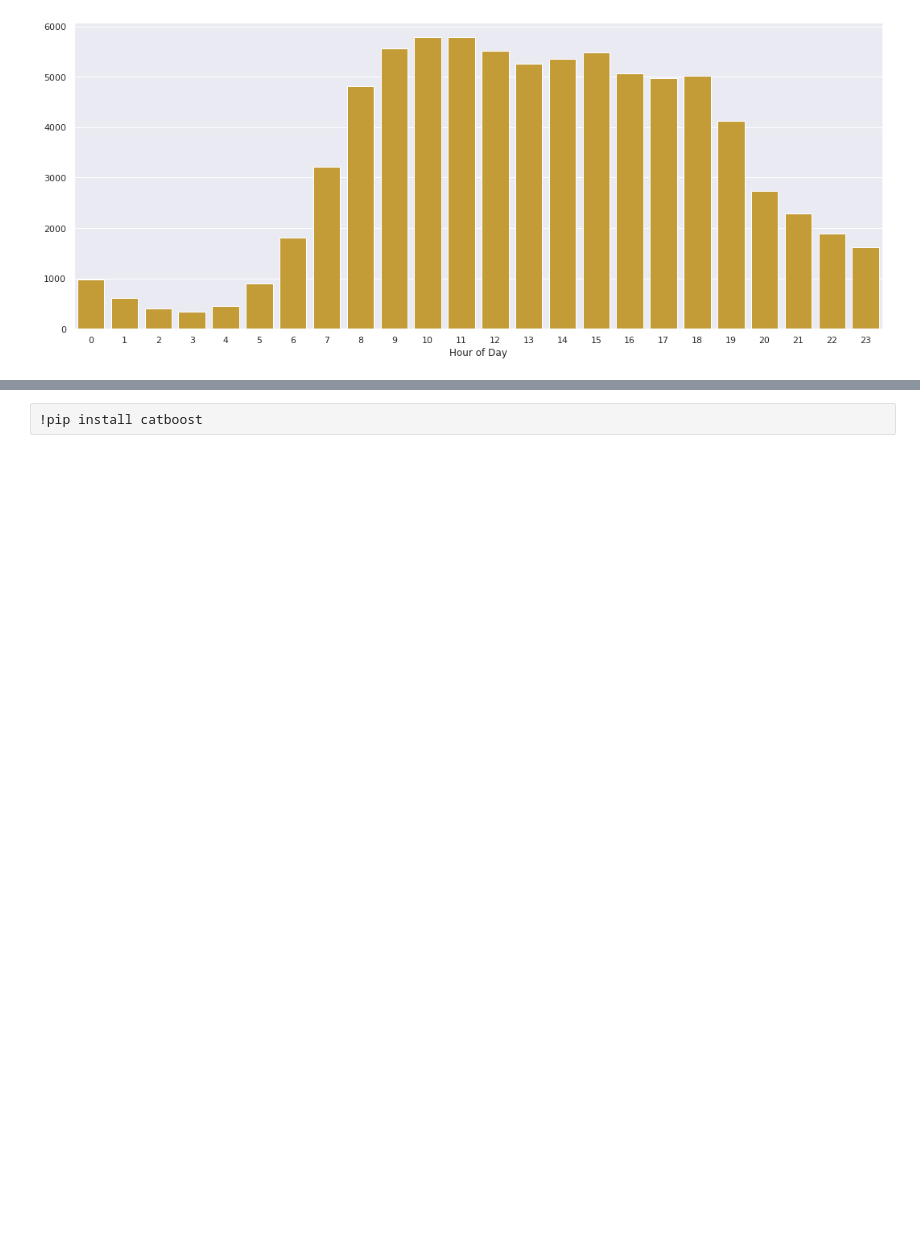
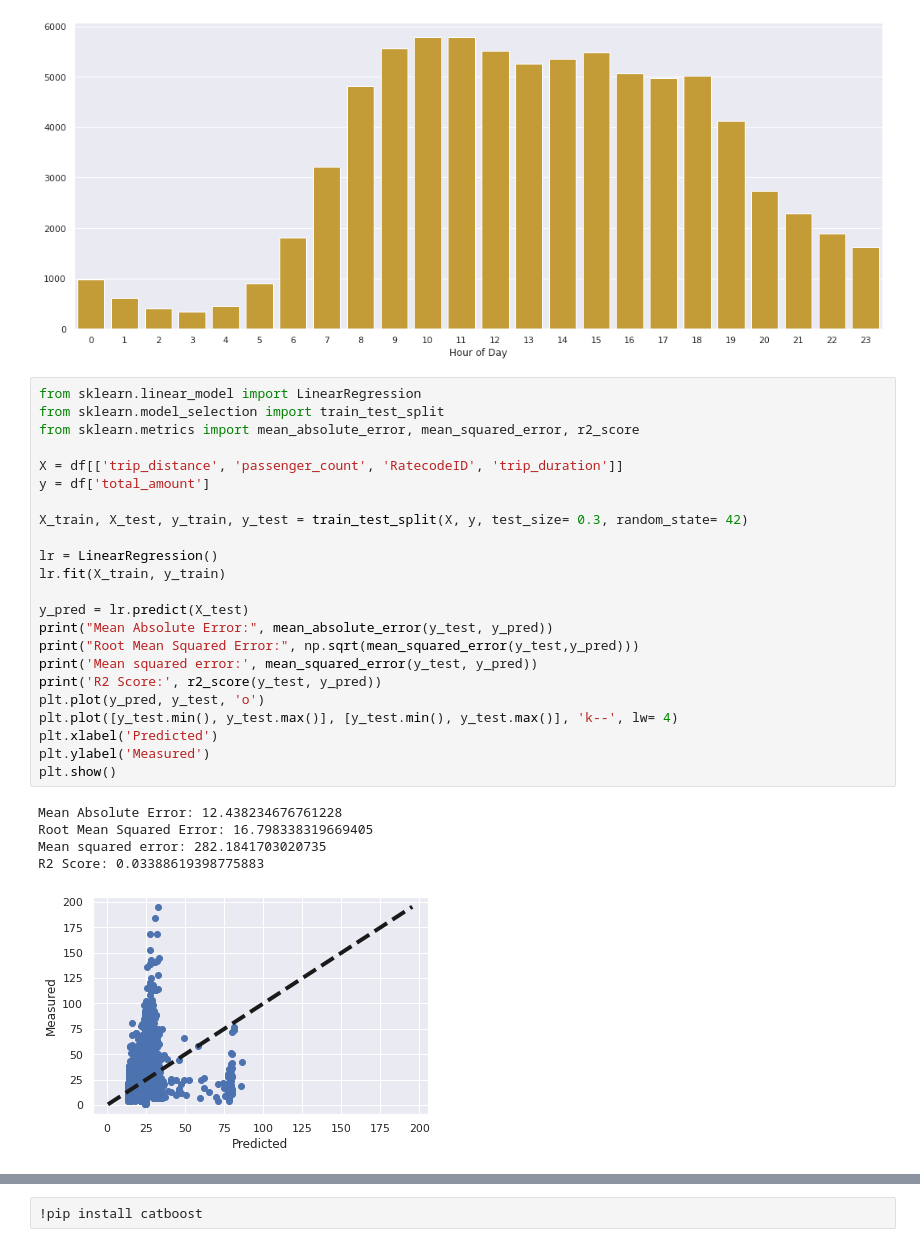
Before and after one commit to errhythm/NYCTaxiFarePred-Extended, a Jupyter notebook: taxi_nyc_data_analysis.ipynb, the cells around one changed output, grey strips where cells are left out. Drawn from its saved outputs; the diff is of its cells as text; blank space fills up the shorter version.

Commit message:
Added Random Forest and Linear Regression model

```diff
--- a/taxi_nyc_data_analysis.ipynb
+++ b/taxi_nyc_data_analysis.ipynb
@@ -192,3 +192,32 @@ plt.ylabel('')
 plt.xlabel('Hour of Day');
 # %% [output]
 [figure]
+# %%
+from sklearn.linear_model import LinearRegression
+from sklearn.model_selection import train_test_split
+from sklearn.metrics import mean_absolute_error, mean_squared_error, r2_score
+
+X = df[['trip_distance', 'passenger_count', 'RatecodeID', 'trip_duration']]
+y = df['total_amount']
+
+X_train, X_test, y_train, y_test = train_test_split(X, y, test_size= 0.3, random_state= 42)
+
+lr = LinearRegression()
+lr.fit(X_train, y_train)
+
+y_pred = lr.predict(X_test)
+print("Mean Absolute Error:", mean_absolute_error(y_test, y_pred))
+print("Root Mean Squared Error:", np.sqrt(mean_squared_error(y_test,y_pred)))
+print('Mean squared error:', mean_squared_error(y_test, y_pred))
+print('R2 Score:', r2_score(y_test, y_pred))
+plt.plot(y_pred, y_test, 'o')
+plt.plot([y_test.min(), y_test.max()], [y_test.min(), y_test.max()], 'k--', lw= 4)
+plt.xlabel('Predicted')
+plt.ylabel('Measured')
+plt.show()
+# %% [output]
+Mean Absolute Error: 12.438234676761228
+Root Mean Squared Error: 16.798338319669405
+Mean squared error: 282.1841703020735
+R2 Score: 0.03388619398775883
+[figure, added]
```
Also changed, not shown: parts of 1 cell of this notebook.
